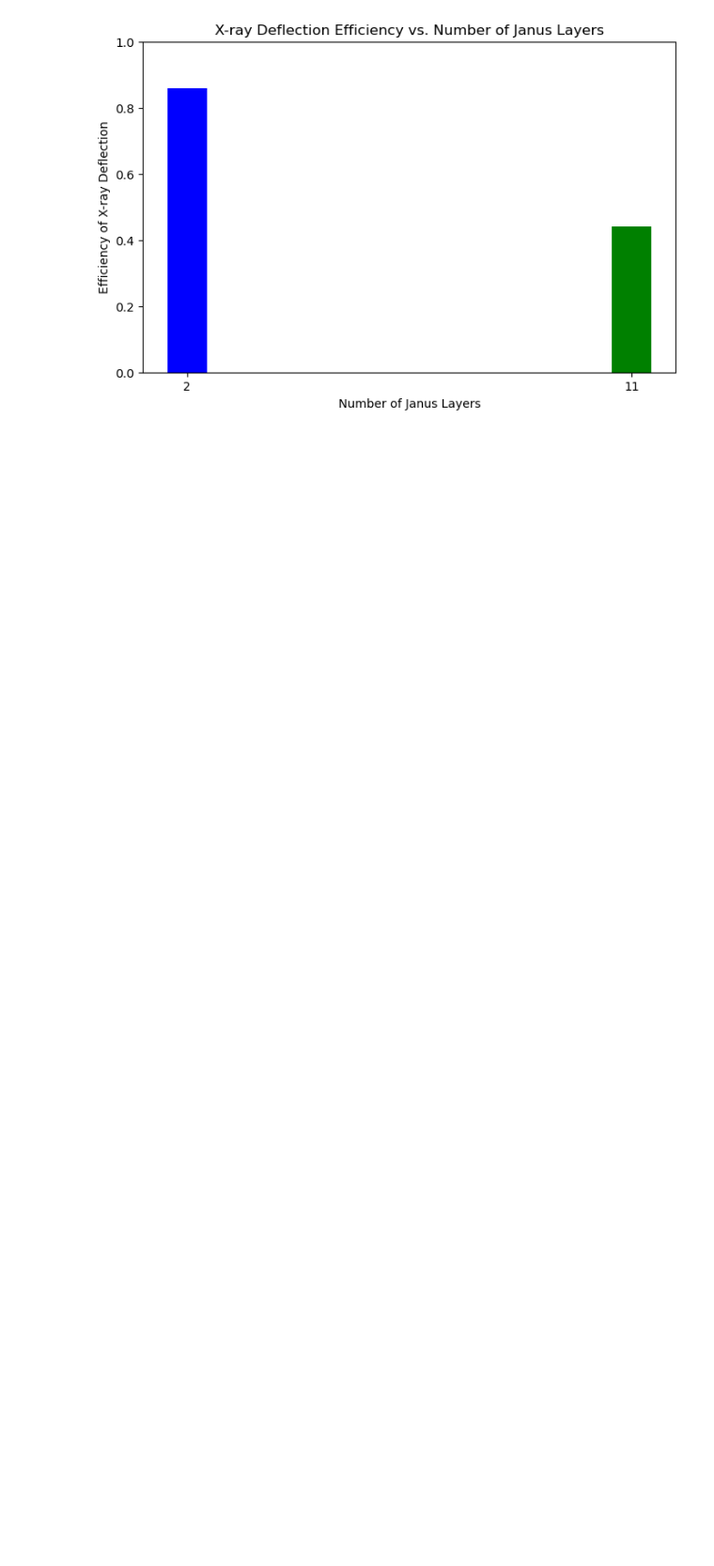
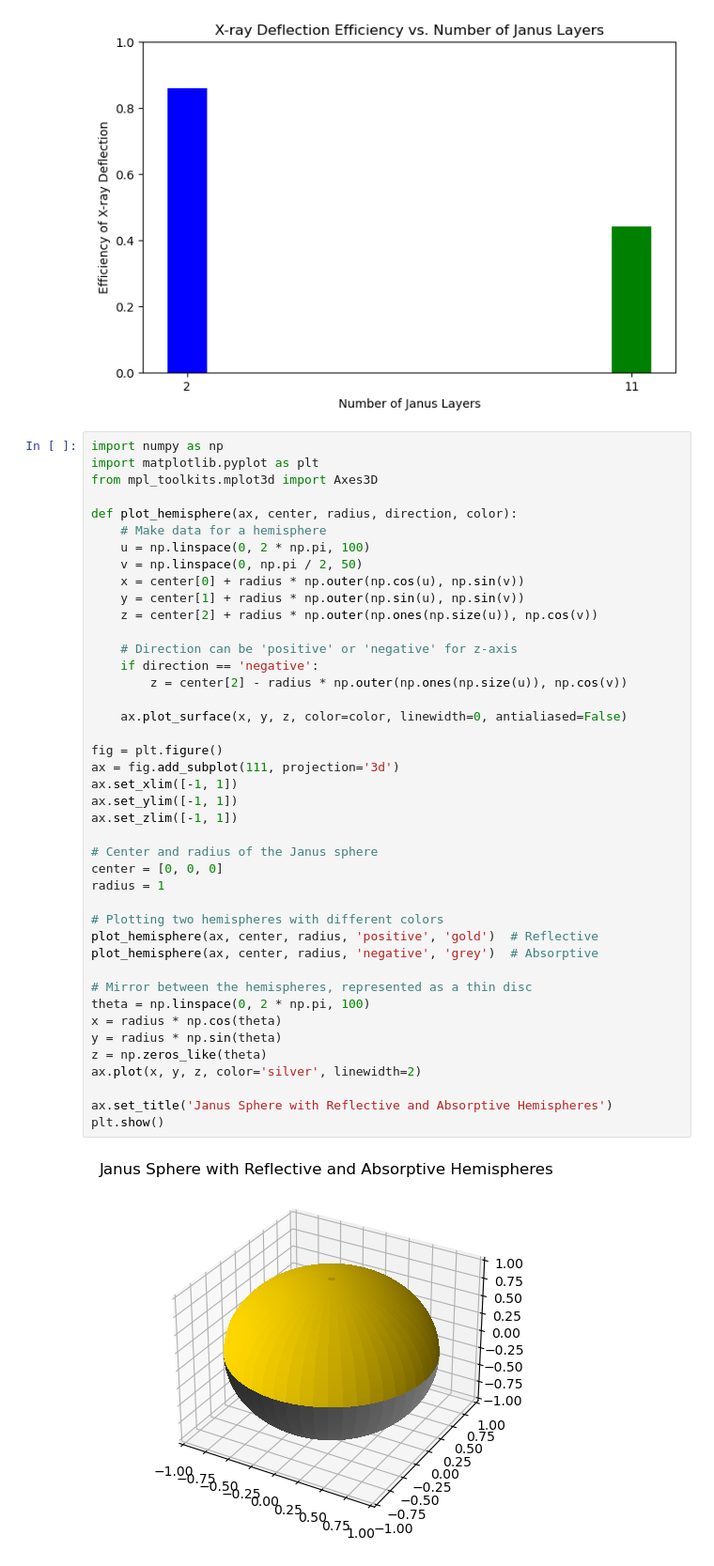
Before and after one commit to HussainAther/CTforBreast, a Jupyter notebook: figures.ipynb, the cells around one changed output. Shown at 94% size. Cells and saved outputs as stored; diff of their text form; blank space fills up the shorter version.

Commit message:
hemispheres at bottom

```diff
--- a/figures.ipynb
+++ b/figures.ipynb
@@ -160,3 +160,47 @@ plt.ylim(0, 1)  # Set the y-axis limits to show range from 0 to 1 for clarity
 plt.show()  # Displays the plot
 # %% [output]
 [figure]
+# %%
+import numpy as np
+import matplotlib.pyplot as plt
+from mpl_toolkits.mplot3d import Axes3D
+
+def plot_hemisphere(ax, center, radius, direction, color):
+    # Make data for a hemisphere
+    u = np.linspace(0, 2 * np.pi, 100)
+    v = np.linspace(0, np.pi / 2, 50)
+    x = center[0] + radius * np.outer(np.cos(u), np.sin(v))
+    y = center[1] + radius * np.outer(np.sin(u), np.sin(v))
+    z = center[2] + radius * np.outer(np.ones(np.size(u)), np.cos(v))
+
+    # Direction can be 'positive' or 'negative' for z-axis
+    if direction == 'negative':
+        z = center[2] - radius * np.outer(np.ones(np.size(u)), np.cos(v))
+
+    ax.plot_surface(x, y, z, color=color, linewidth=0, antialiased=False)
+
+fig = plt.figure()
+ax = fig.add_subplot(111, projection='3d')
+ax.set_xlim([-1, 1])
+ax.set_ylim([-1, 1])
+ax.set_zlim([-1, 1])
+
+# Center and radius of the Janus sphere
+center = [0, 0, 0]
+radius = 1
+
+# Plotting two hemispheres with different colors
+plot_hemisphere(ax, center, radius, 'positive', 'gold')  # Reflective
+plot_hemisphere(ax, center, radius, 'negative', 'grey')  # Absorptive
+
+# Mirror between the hemispheres, represented as a thin disc
+theta = np.linspace(0, 2 * np.pi, 100)
+x = radius * np.cos(theta)
+y = radius * np.sin(theta)
+z = np.zeros_like(theta)
+ax.plot(x, y, z, color='silver', linewidth=2)
+
+ax.set_title('Janus Sphere with Reflective and Absorptive Hemispheres')
+plt.show()
+# %% [output]
+[figure, added]
```
